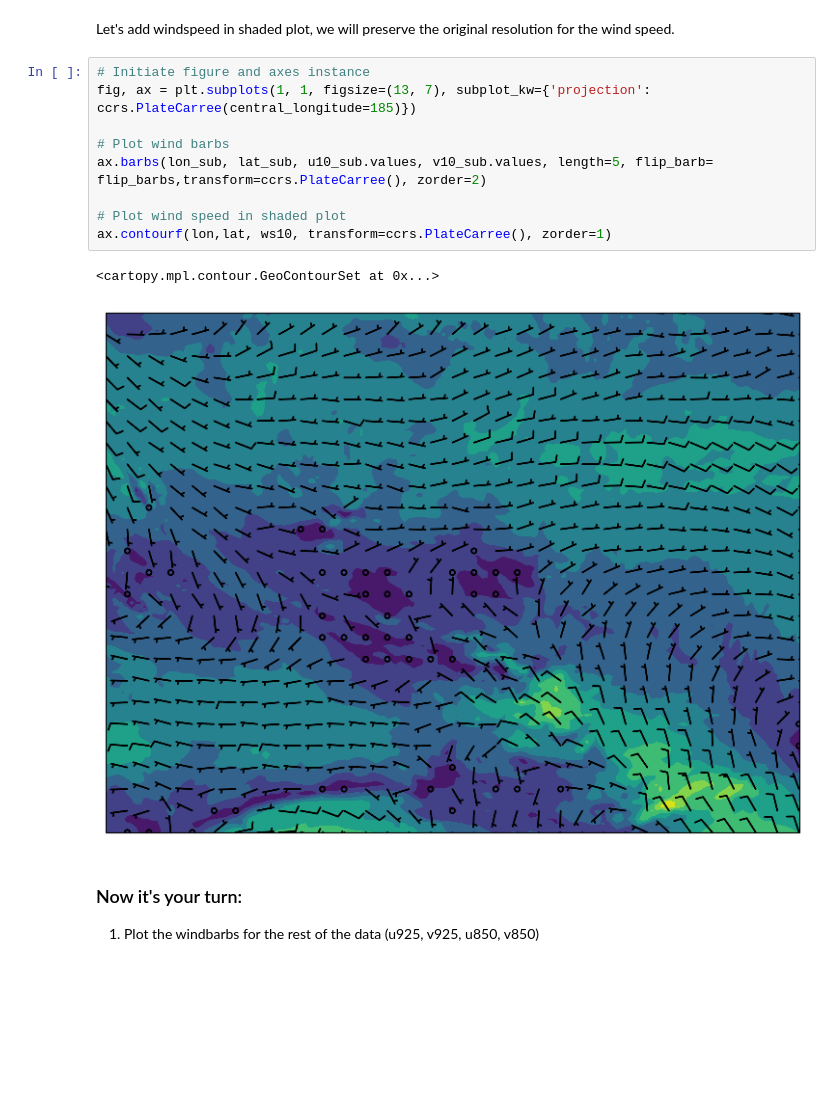
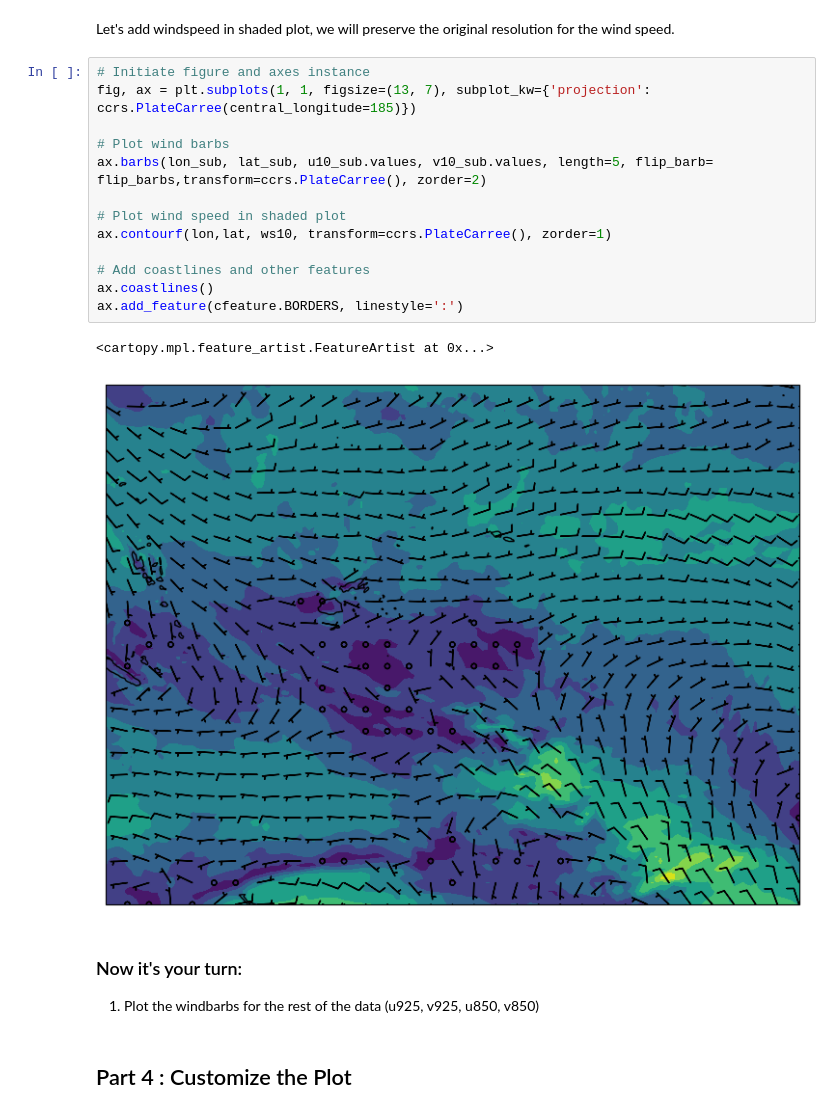
Before and after one commit to achmadrifani/fiji-training-2024, a Jupyter notebook: notebooks/day_07/02_Plotting_wind_barb.ipynb, the cells around one changed output. Drawn from its saved outputs; the diff is of its cells as text; blank space fills up the shorter version.

```diff
--- a/notebooks/day_07/02_Plotting_wind_barb.ipynb
+++ b/notebooks/day_07/02_Plotting_wind_barb.ipynb
@@ -208,15 +209,21 @@ Let's add windspeed in shaded plot, we will preserve the original resolution for
 # %%
 # Initiate figure and axes instance
 fig, ax = plt.subplots(1, 1, figsize=(13, 7), subplot_kw={'projection': ccrs.PlateCarree(central_longitude=185)})
 
 # Plot wind barbs
 ax.barbs(lon_sub, lat_sub, u10_sub.values, v10_sub.values, length=5, flip_barb= flip_barbs,transform=ccrs.PlateCarree(), zorder=2)
 
 # Plot wind speed in shaded plot
 ax.contourf(lon,lat, ws10, transform=ccrs.PlateCarree(), zorder=1)
+
+# Add coastlines and other features
+ax.coastlines()
+ax.add_feature(cfeature.BORDERS, linestyle=':')
 # %% [output]
-<cartopy.mpl.contour.GeoContourSet at 0x...>
+<cartopy.mpl.feature_artist.FeatureArtist at 0x...>
-[figure, old version]
+[figure, new version]
 # %% [markdown]
 ### Now it's your turn:
 1. Plot the windbarbs for the rest of the data (u925, v925, u850, v850)
+# %% [markdown]
+## Part 4 : Customize the Plot
```
Also changed, not shown: parts of 13 cells of this notebook, 1 other file.
